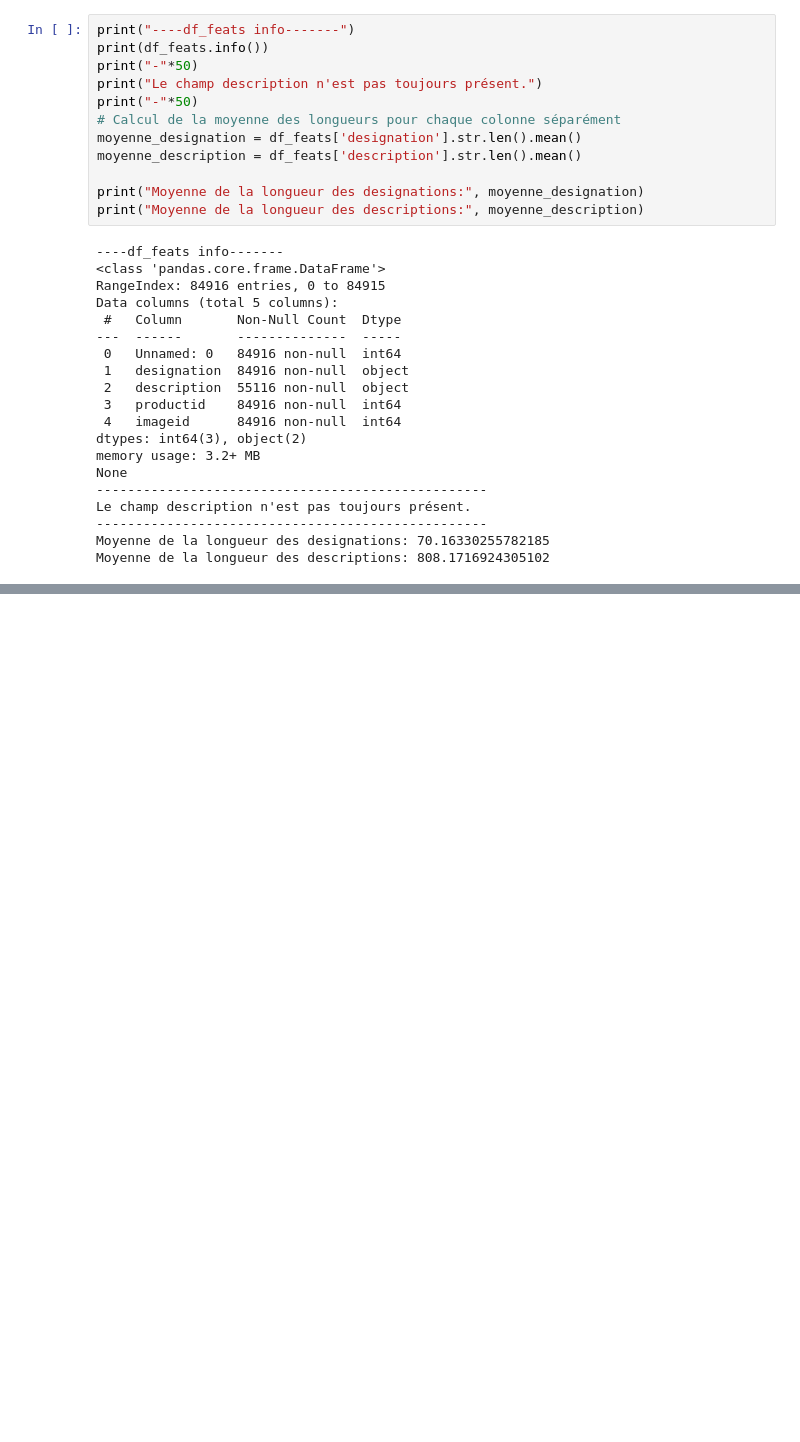
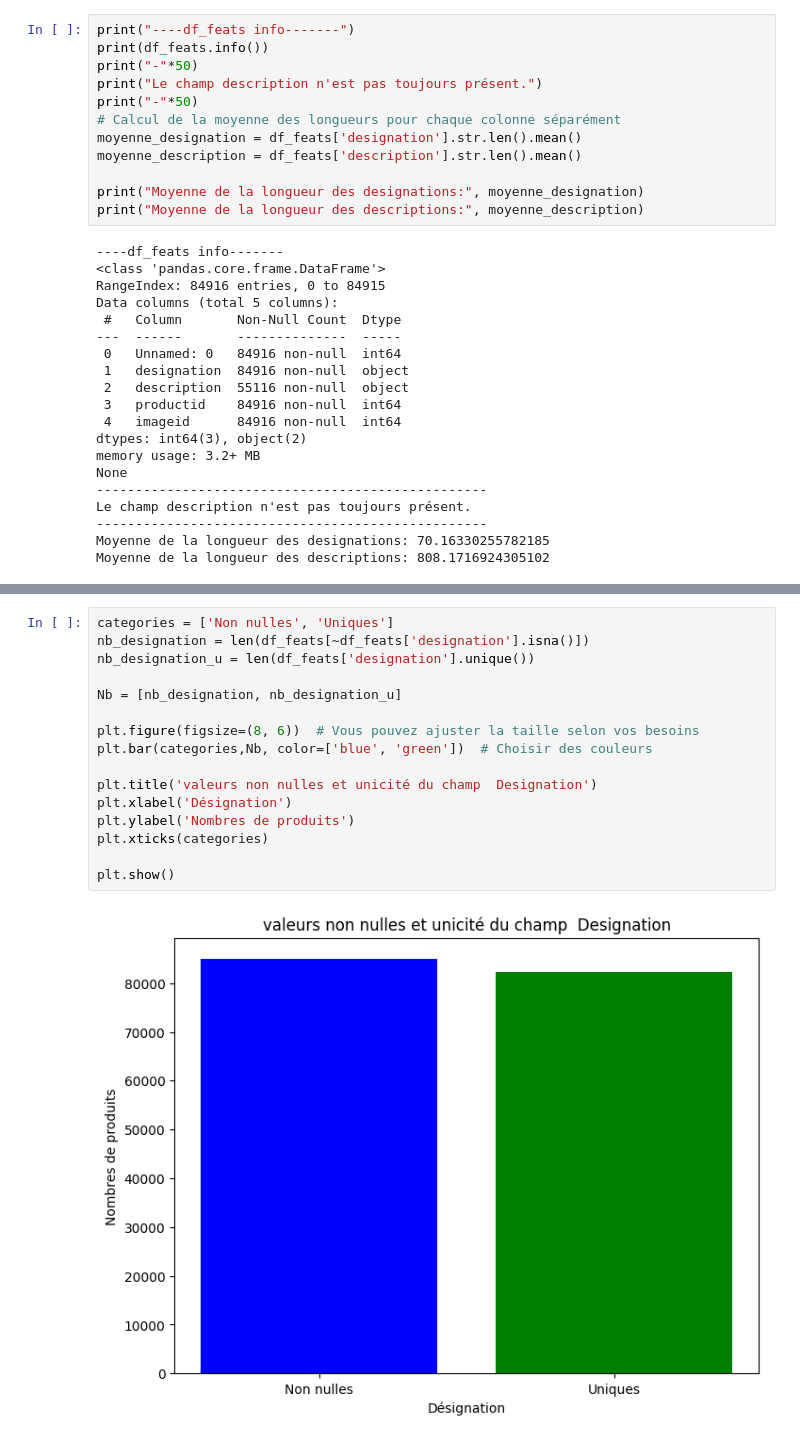
Before and after one commit to ManDes71/Rakuten_Text_Classification_ML, a Jupyter notebook: ReadMe_ML.ipynb, the cells around one changed output, grey strips where cells are left out. Cells and saved outputs as stored; diff of their text form; blank space fills up the shorter version.

```diff
--- a/ReadMe_ML.ipynb
+++ b/ReadMe_ML.ipynb
@@ -257 +269,19 @@ Ce qui est une bonne chose !
+# %%
+categories = ['Non nulles', 'Uniques']
+nb_designation = len(df_feats[~df_feats['designation'].isna()])
+nb_designation_u = len(df_feats['designation'].unique())
+
+Nb = [nb_designation, nb_designation_u]
+
+plt.figure(figsize=(8, 6))  # Vous pouvez ajuster la taille selon vos besoins
+plt.bar(categories,Nb, color=['blue', 'green'])  # Choisir des couleurs
+
+plt.title('valeurs non nulles et unicité du champ  Designation')
+plt.xlabel('Désignation')
+plt.ylabel('Nombres de produits')
+plt.xticks(categories)
+
+plt.show()
+# %% [output]
+[figure, added]
 # %% [markdown]
```
Also changed, not shown: parts of 29 cells of this notebook.
